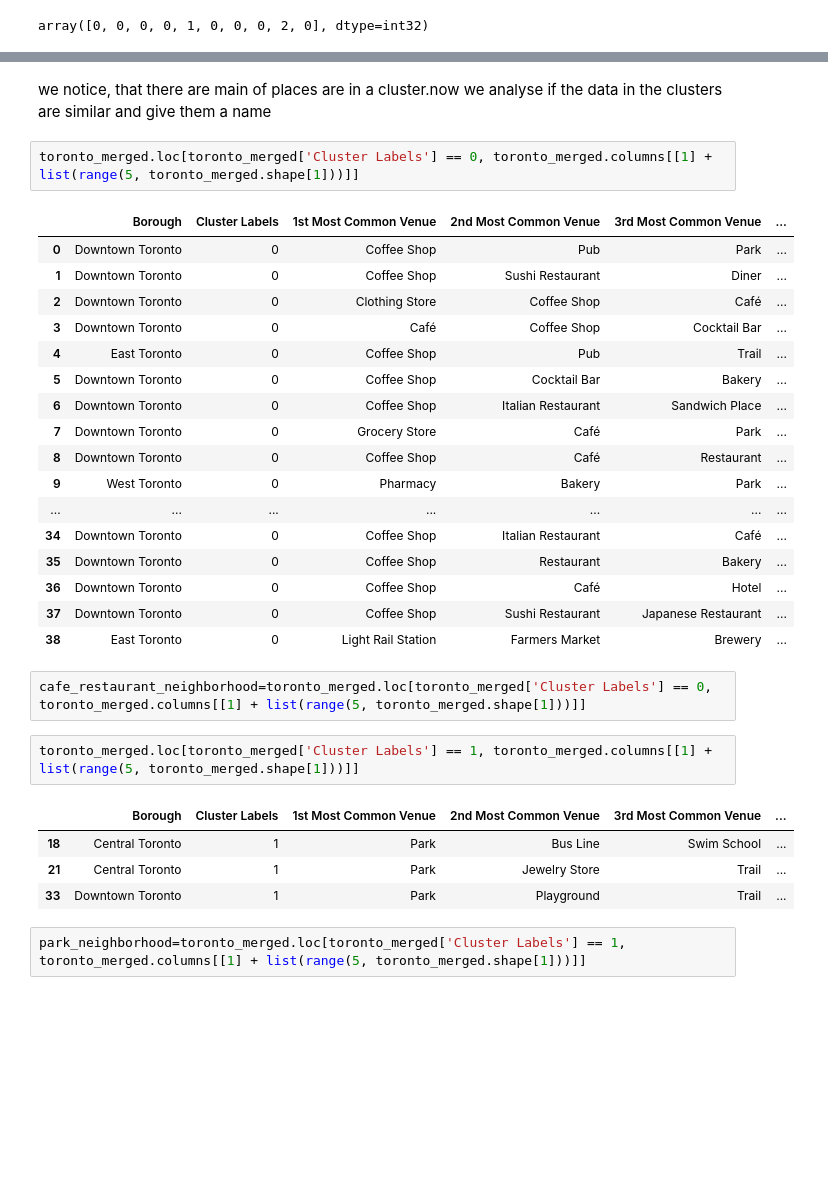
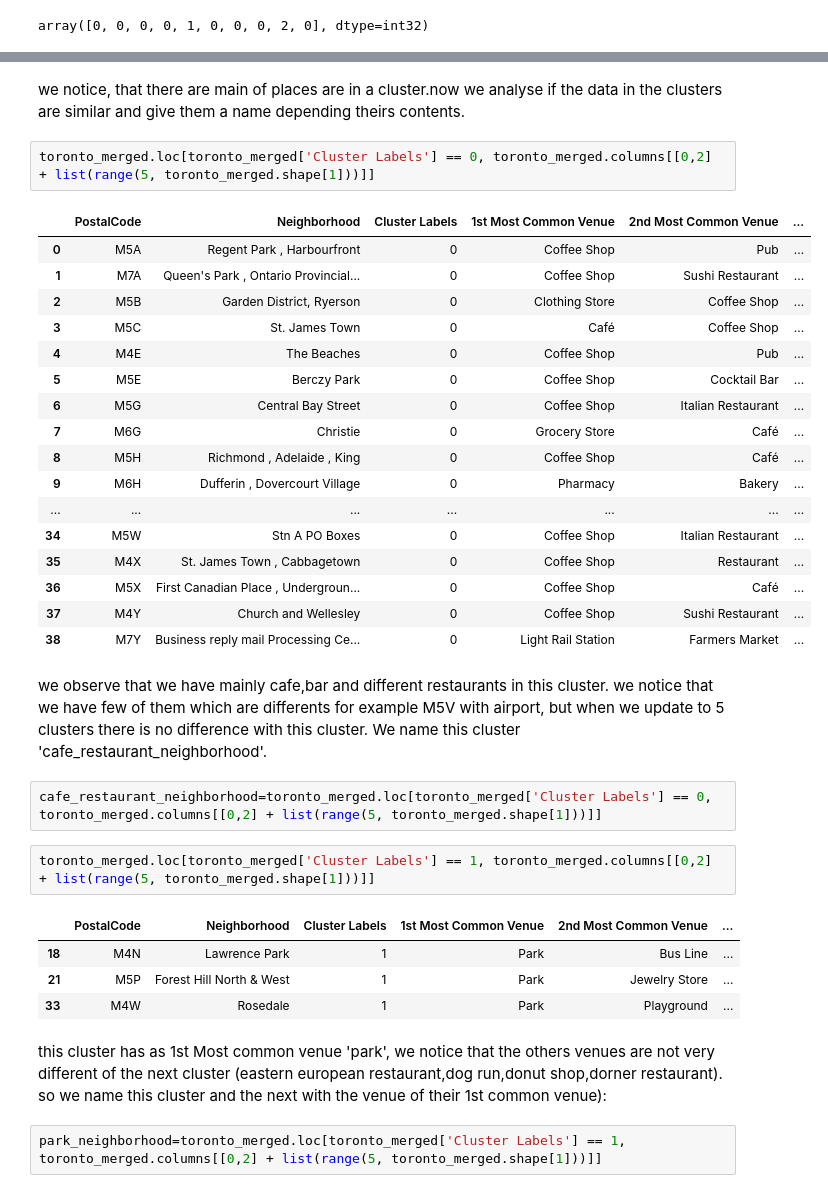
Before and after one commit to cacahuete-creator/Capstone_Project_Notebook, a Jupyter notebook: Toronto_Maps.ipynb, the cells around one changed output, grey strips where cells are left out. Cells and saved outputs as stored; diff of their text form; blank space fills up the shorter version.

```diff
--- a/Toronto_Maps.ipynb
+++ b/Toronto_Maps.ipynb
@@ -368,36 +368,40 @@ map_clusters
 # %% [output]
 [interactive output not drawn]
 # %% [markdown]
-we notice, that there are main of places are in a cluster.now we analyse if the data in the clusters are similar and give them a name
+we notice, that there are main of places are in a cluster.now we analyse if the data in the clusters are similar and give them a name depending theirs contents.
 # %%
-toronto_merged.loc[toronto_merged['Cluster Labels'] == 0, toronto_merged.columns[[1] + list(range(5, toronto_merged.shape[1]))]]
+toronto_merged.loc[toronto_merged['Cluster Labels'] == 0, toronto_merged.columns[[0,2] + list(range(5, toronto_merged.shape[1]))]]
 # %% [output]
-|  | Borough | Cluster Labels | 1st Most Common Venue | 2nd Most Common Venue | 3rd Most Common Venue | ... |
-| 0 | Downtown Toronto | 0 | Coffee Shop | Pub | Park | ... |
-| 1 | Downtown Toronto | 0 | Coffee Shop | Sushi Restaurant | Diner | ... |
-| 2 | Downtown Toronto | 0 | Clothing Store | Coffee Shop | Café | ... |
-| 3 | Downtown Toronto | 0 | Café | Coffee Shop | Cocktail Bar | ... |
-| 4 | East Toronto | 0 | Coffee Shop | Pub | Trail | ... |
-| 5 | Downtown Toronto | 0 | Coffee Shop | Cocktail Bar | Bakery | ... |
-| 6 | Downtown Toronto | 0 | Coffee Shop | Italian Restaurant | Sandwich Place | ... |
-| 7 | Downtown Toronto | 0 | Grocery Store | Café | Park | ... |
-| 8 | Downtown Toronto | 0 | Coffee Shop | Café | Restaurant | ... |
-| 9 | West Toronto | 0 | Pharmacy | Bakery | Park | ... |
+|  | PostalCode | Neighborhood | Cluster Labels | 1st Most Common Venue | 2nd Most Common Venue | ... |
+| 0 | M5A | Regent Park , Harbourfront | 0 | Coffee Shop | Pub | ... |
+| 1 | M7A | Queen's Park , Ontario Provincial... | 0 | Coffee Shop | Sushi Restaurant | ... |
+| 2 | M5B | Garden District, Ryerson | 0 | Clothing Store | Coffee Shop | ... |
+| 3 | M5C | St. James Town | 0 | Café | Coffee Shop | ... |
+| 4 | M4E | The Beaches | 0 | Coffee Shop | Pub | ... |
+| 5 | M5E | Berczy Park | 0 | Coffee Shop | Cocktail Bar | ... |
+| 6 | M5G | Central Bay Street | 0 | Coffee Shop | Italian Restaurant | ... |
+| 7 | M6G | Christie | 0 | Grocery Store | Café | ... |
+| 8 | M5H | Richmond , Adelaide , King | 0 | Coffee Shop | Café | ... |
+| 9 | M6H | Dufferin , Dovercourt Village | 0 | Pharmacy | Bakery | ... |
 | ... | ... | ... | ... | ... | ... | ... |
-| 34 | Downtown Toronto | 0 | Coffee Shop | Italian Restaurant | Café | ... |
-| 35 | Downtown Toronto | 0 | Coffee Shop | Restaurant | Bakery | ... |
-| 36 | Downtown Toronto | 0 | Coffee Shop | Café | Hotel | ... |
-| 37 | Downtown Toronto | 0 | Coffee Shop | Sushi Restaurant | Japanese Restaurant | ... |
-| 38 | East Toronto | 0 | Light Rail Station | Farmers Market | Brewery | ... |
+| 34 | M5W | Stn A PO Boxes | 0 | Coffee Shop | Italian Restaurant | ... |
+| 35 | M4X | St. James Town , Cabbagetown | 0 | Coffee Shop | Restaurant | ... |
+| 36 | M5X | First Canadian Place , Undergroun... | 0 | Coffee Shop | Café | ... |
+| 37 | M4Y | Church and Wellesley | 0 | Coffee Shop | Sushi Restaurant | ... |
+| 38 | M7Y | Business reply mail Processing Ce... | 0 | Light Rail Station | Farmers Market | ... |
+# %% [markdown]
+we observe that we have mainly cafe,bar and different restaurants in this cluster. we notice that we have few of them which are differents for example M5V with airport, but when we update to 5 clusters there is no difference with this cluster. We name this cluster 'cafe_restaurant_neighborhood'.
 # %%
-cafe_restaurant_neighborhood=toronto_merged.loc[toronto_merged['Cluster Labels'] == 0, toronto_merged.columns[[1] + list(range(5, toronto_merged.shape[1]))]]
+cafe_restaurant_neighborhood=toronto_merged.loc[toronto_merged['Cluster Labels'] == 0, toronto_merged.columns[[0,2] + list(range(5, toronto_merged.shape[1]))]]
 # %%
-toronto_merged.loc[toronto_merged['Cluster Labels'] == 1, toronto_merged.columns[[1] + list(range(5, toronto_merged.shape[1]))]]
+toronto_merged.loc[toronto_merged['Cluster Labels'] == 1, toronto_merged.columns[[0,2] + list(range(5, toronto_merged.shape[1]))]]
 # %% [output]
-|  | Borough | Cluster Labels | 1st Most Common Venue | 2nd Most Common Venue | 3rd Most Common Venue | ... |
-| 18 | Central Toronto | 1 | Park | Bus Line | Swim School | ... |
-| 21 | Central Toronto | 1 | Park | Jewelry Store | Trail | ... |
-| 33 | Downtown Toronto | 1 | Park | Playground | Trail | ... |
+|  | PostalCode | Neighborhood | Cluster Labels | 1st Most Common Venue | 2nd Most Common Venue | ... |
+| 18 | M4N | Lawrence Park | 1 | Park | Bus Line | ... |
+| 21 | M5P | Forest Hill North & West | 1 | Park | Jewelry Store | ... |
+| 33 | M4W | Rosedale | 1 | Park | Playground | ... |
+# %% [markdown]
+this cluster has as 1st Most common venue 'park', we notice that the others venues are not very different of the next cluster (eastern european restaurant,dog run,donut shop,dorner restaurant). so we name this cluster and the next with the venue of their 1st common venue):
 # %%
-park_neighborhood=toronto_merged.loc[toronto_merged['Cluster Labels'] == 1, toronto_merged.columns[[1] + list(range(5, toronto_merged.shape[1]))]]
+park_neighborhood=toronto_merged.loc[toronto_merged['Cluster Labels'] == 1, toronto_merged.columns[[0,2] + list(range(5, toronto_merged.shape[1]))]]
 # %%
```
Also changed, not shown: parts of 6 cells of this notebook.
